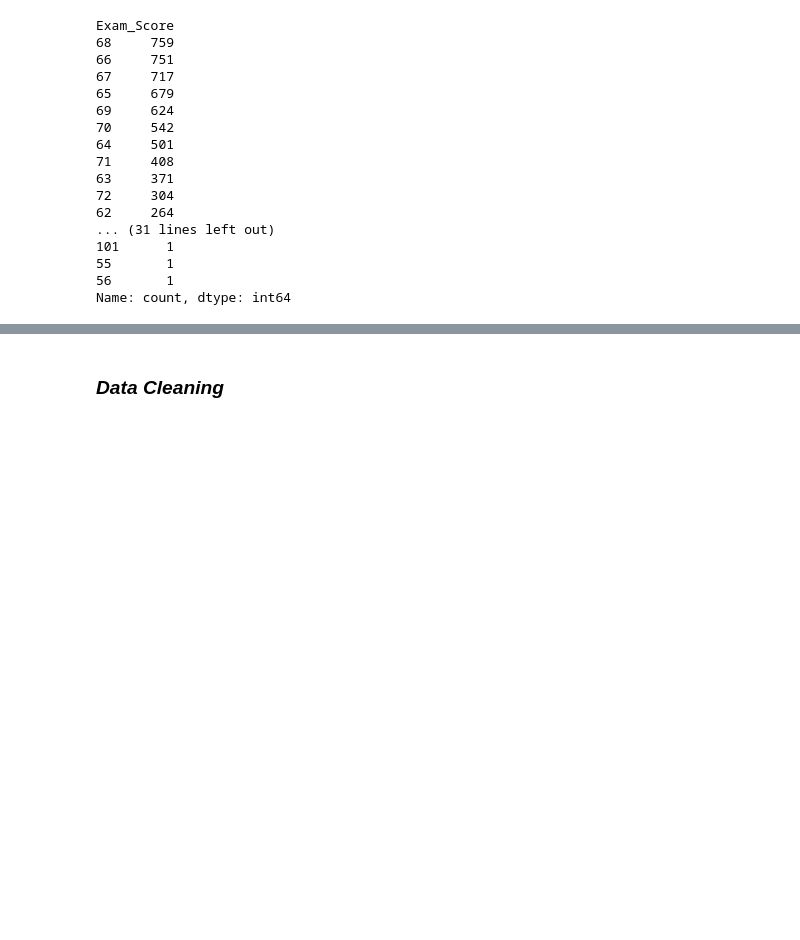
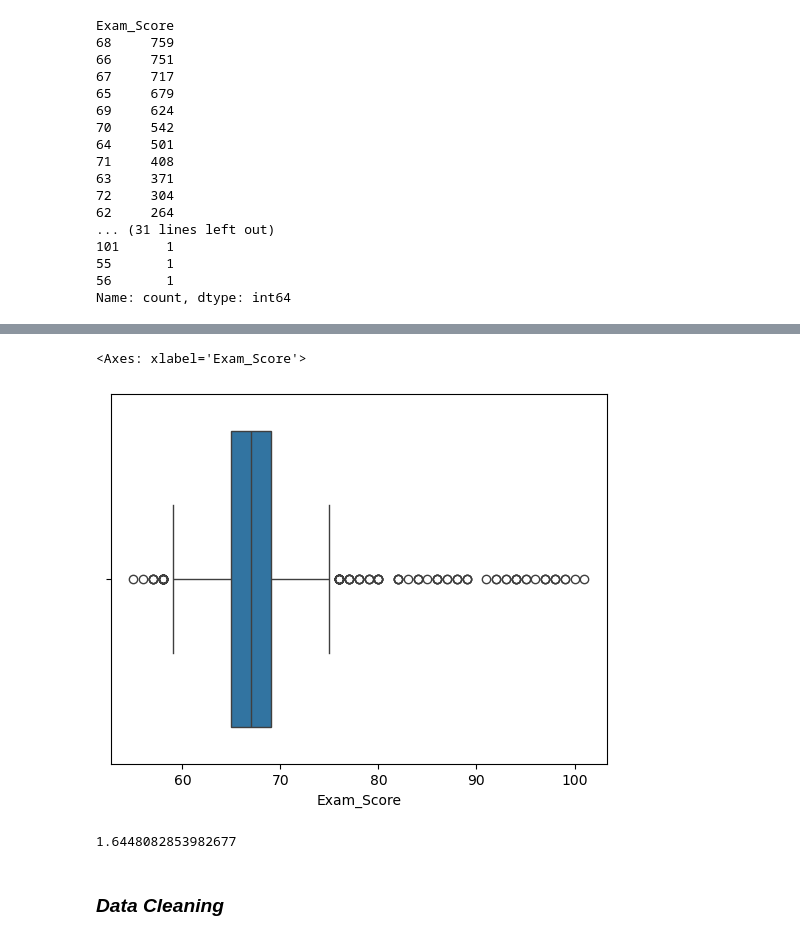
Before and after one commit to niranjan910/Student-performance-Analysis, a Jupyter notebook: Student performace Analysis.ipynb, the cells around one changed output, grey strips where cells are left out. Cells and saved outputs as stored; diff of their text form; code cells hidden in the pictures; blank space fills up the shorter version.

```diff
--- a/Student performace Analysis.ipynb
+++ b/Student performace Analysis.ipynb
@@ -433,0 +439,9 @@ Name: count, dtype: int64
+# %%
+sns.boxplot(data = df, x = "Exam_Score")
+# %% [output]
+<Axes: xlabel='Exam_Score'>
+[figure, added]
+# %%
+df["Exam_Score"].skew()
+# %% [output]
+1.6448082853982677
```
Also changed, not shown: parts of 29 cells of this notebook.
